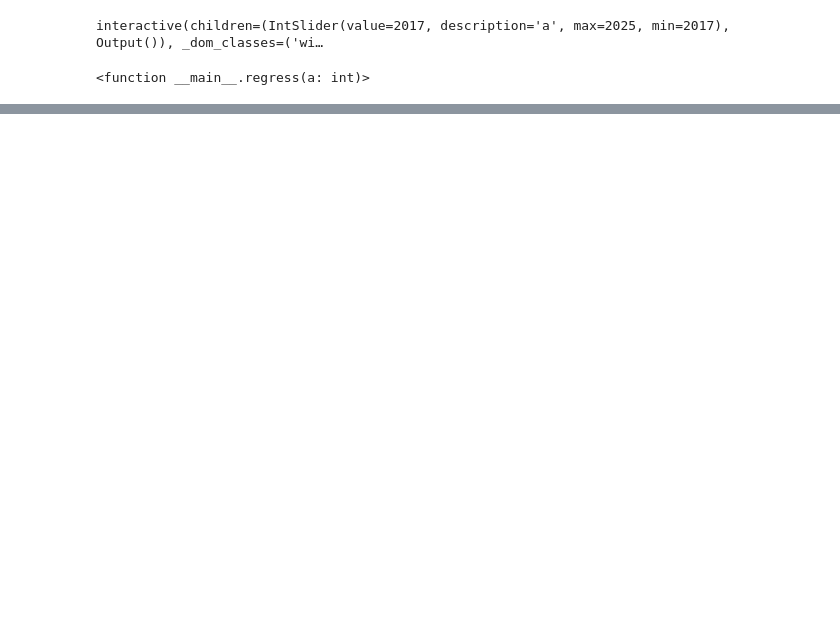
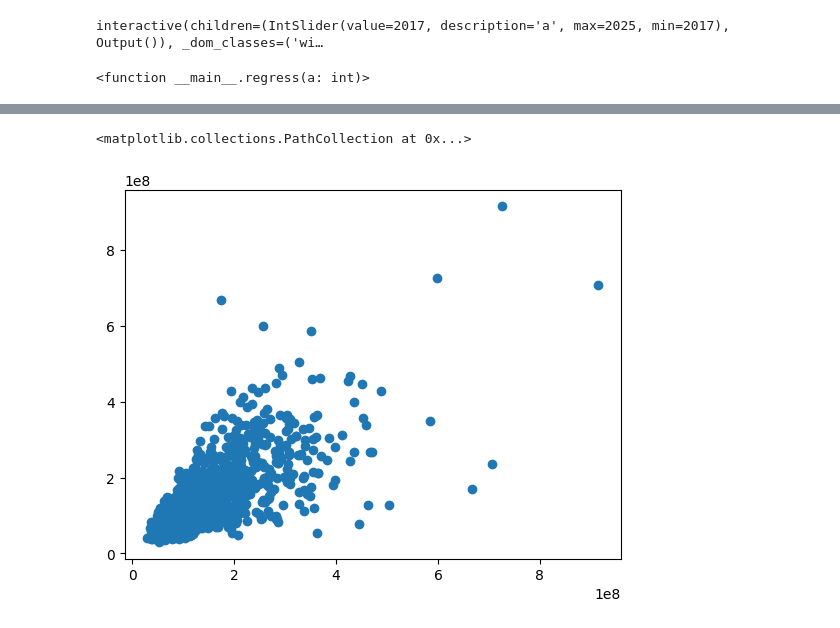
Before and after one commit to ruzhylopv/econometrics-project-semantic-drift, a Jupyter notebook: main.ipynb, the cells around one changed output, grey strips where cells are left out. Drawn from its saved outputs; the diff is of its cells as text; code cells hidden in the pictures; blank space fills up the shorter version.

```diff
--- a/main.ipynb
+++ b/main.ipynb
@@ -29,0 +267,5 @@ interactive(children=(IntSlider(value=2017, description='a', max=2025, min=2017)
+# %%
+plt.scatter(df["tsla_volume"], df["tsla_volume"].shift(1))
+# %% [output]
+<matplotlib.collections.PathCollection at 0x...>
+[figure, added]
```
Also changed, not shown: parts of 17 cells of this notebook, 3 other files.
